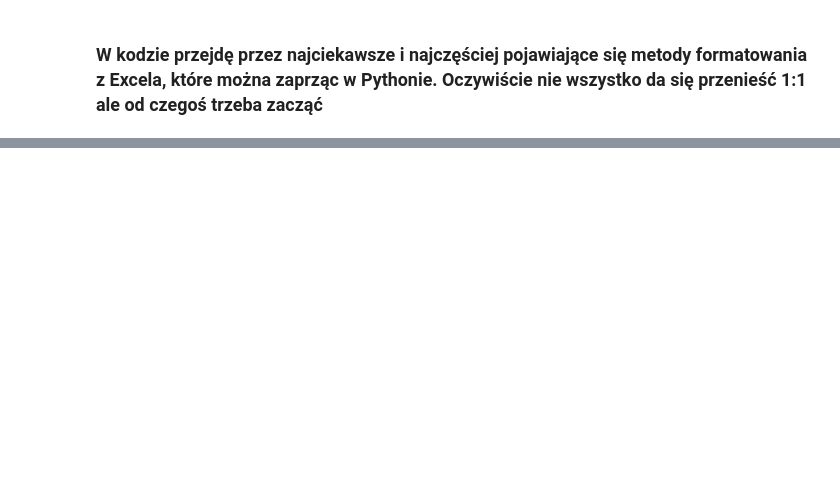
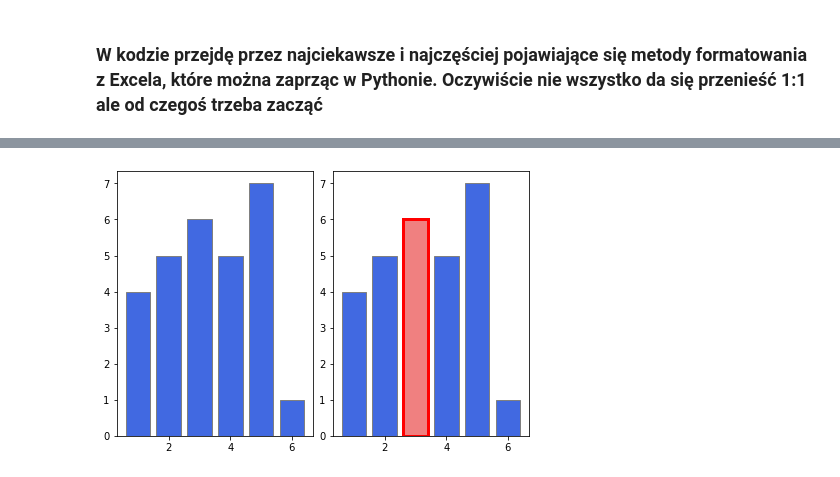
Before and after one commit to krisz17/conditional_formating, a Jupyter notebook: ConditionalFormat.ipynb, the cells around one changed output, grey strips where cells are left out. Cells and saved outputs as stored; diff of their text form; code cells hidden in the pictures; blank space fills up the shorter version.

```diff
--- a/ConditionalFormat.ipynb
+++ b/ConditionalFormat.ipynb
@@ -40,0 +225,13 @@ df.style.highlight_null()
+# %%
+df = pd.DataFrame({'A':[1,2,3,4,5,6], 'B':[4,5,6,5,7,1], 'C':[-3,-4,-5,-7,-6,-1]})
+
+#Można też za jednym zamachem
+fig, ax = plt.subplots(1,2,squeeze=False, constrained_layout=True)
+ax[0,0].bar(df.A, df.B, color='royalblue', edgecolor='gray', linewidth=1)
+ax[0,1].bar(df.A, df.B,
+       color=['royalblue', 'royalblue', 'lightcoral', 'royalblue', 'royalblue'],
+       edgecolor=['gray', 'gray', 'red', 'gray', 'gray', 'gray'],
+       linewidth=[1, 1, 3, 1, 1, 1])
+plt.show()
+# %% [output]
+[figure, added]
```
Also changed, not shown: parts of 29 cells of this notebook.
